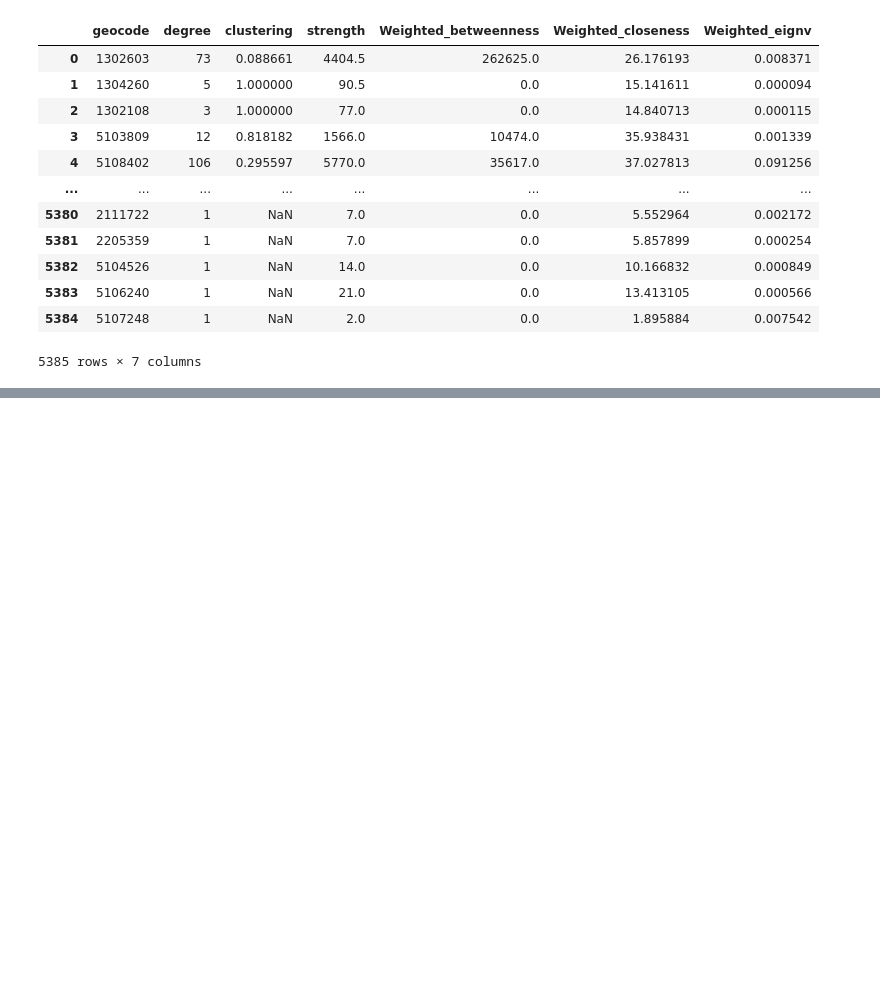
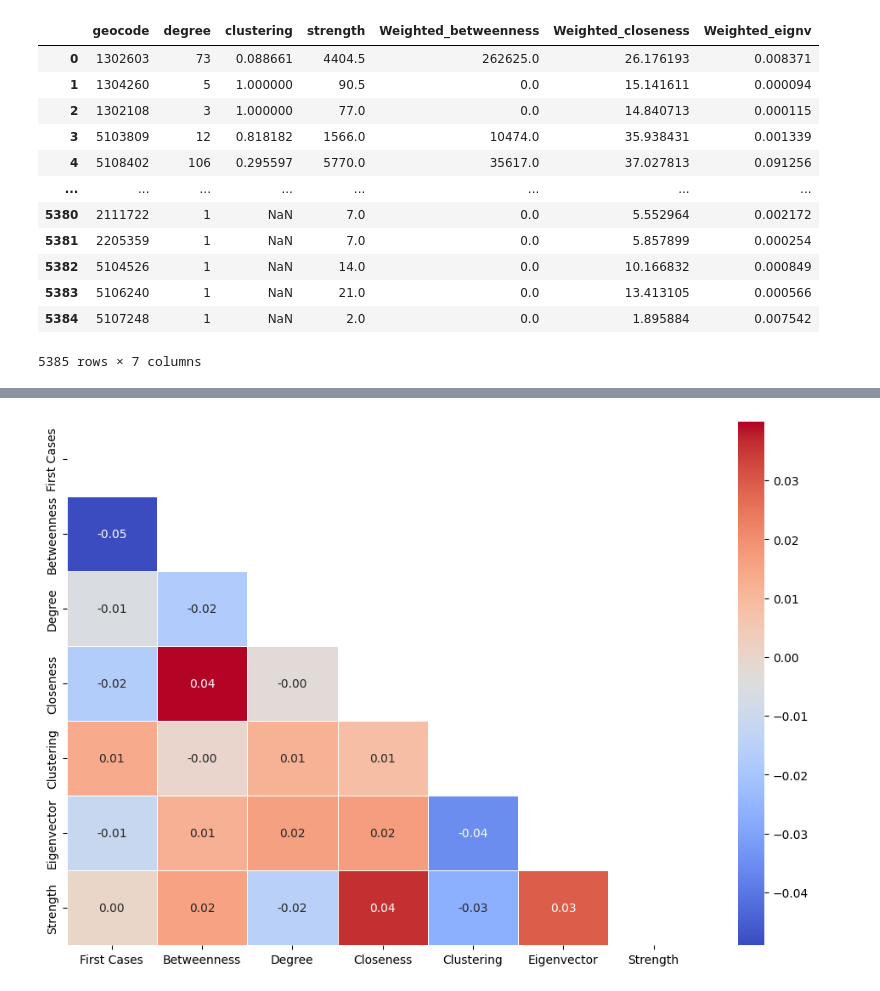
Before and after one commit to Romz16/Mob_COVID_project, a Jupyter notebook: Spearman Correlation.ipynb, the cells around one changed output, grey strips where cells are left out. Saved outputs shown, nothing was run; the diff lists cells and outputs as text; code cells hidden in the pictures; blank space fills up the shorter version.

```diff
--- a/Spearman Correlation.ipynb
+++ b/Spearman Correlation.ipynb
@@ -23,10 +23,6 @@ def filter_cases(list_cases_name, min_cases):
     filtered_df = df[(df['totalCases'] >= min_cases) & (df['newCases'] >= 1) & (df['ibgeID'] > 1000)]
     filtered_df = filtered_df.drop_duplicates(subset='ibgeID')
     return filtered_df
-
-def calculate_sequence(df, metric):
-    sorted_df = df.sort_values(metric).reset_index()
-    return sorted_df['geocode'].astype(str).tolist()
 # %%
 graph = Graph.Read_GraphML("/content/drive/MyDrive/Colab Notebooks/IC/Datas/networks/grafo_Peso_Geral.GraphML")
 geocodes = list(map(int, graph.vs["geocode"]))
@@ -126,0 +83,3 @@ df
+# %%
+df = df.merge(metrics_df, left_on='ibgeID', right_on='geocode')
+df = df.sort_values(by=['date', 'ibgeID'])
@@ -126,0 +102,44 @@ df
+# %%
+from sklearn.preprocessing import LabelEncoder
+le = LabelEncoder()
+le.fit(df.ibgeID.tolist())
+
+def calculate_sequence(df, metric):
+    sorted_df = df.sort_values(metric, ascending=False)
+    return le.transform(sorted_df['geocode'].tolist())
+# %%
+# Inicializar df_seq
+df_seq = pd.DataFrame({
+    'Degree Sequence':calculate_sequence(df, 'degree'),
+    'Clustering Sequence':calculate_sequence(df, 'clustering'),
+    'Strength Sequence':calculate_sequence(df, 'strength'),
+    'Betweenness Sequence':calculate_sequence(df, 'Weighted_betweenness'),
+    'Closeness Sequence':calculate_sequence(df, 'Weighted_closeness'),
+    'Eigenvector Sequence':calculate_sequence(df, 'Weighted_eignv'),
+    'Cases Sequence':le.transform(df['ibgeID'].tolist()),
+    })
+
+# Construir o DataFrame para correlação
+df_corr = pd.DataFrame({
+    'First Cases': df_seq['Cases Sequence'],
+    'Betweenness': df_seq['Betweenness Sequence'],
+    'Degree': df_seq['Degree Sequence'],
+    'Closeness': df_seq['Closeness Sequence'],
+    'Clustering': df_seq['Clustering Sequence'],
+    'Eigenvector': df_seq['Eigenvector Sequence'],
+    'Strength': df_seq['Strength Sequence'],
+})
+
+# Calcular a matriz de correlação usando o coeficiente de Spearman
+corr = df_corr.corr(method='spearman')
+
+# Criar a máscara para a parte superior da matriz de correlação
+mask = np.triu(np.ones_like(corr, dtype=bool))
+
+# Plotar o heatmap
+plt.figure(figsize=(12, 8))
+sns.heatmap(corr, annot=True, cmap='coolwarm', fmt=".2f", linewidths=0.5, mask=mask)
+plt.savefig(f'/content/drive/MyDrive/Colab Notebooks/IC/Correlation_Spearman.pdf', bbox_inches='tight')
+plt.show()
+# %% [output]
+[figure, added]
```
Also changed, not shown: parts of 4 cells of this notebook.
